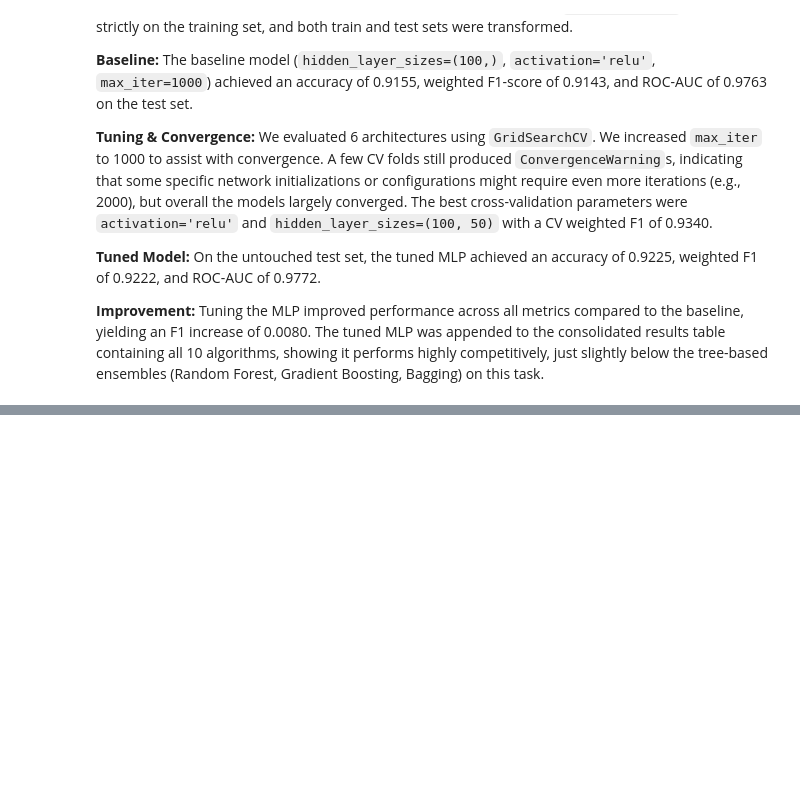
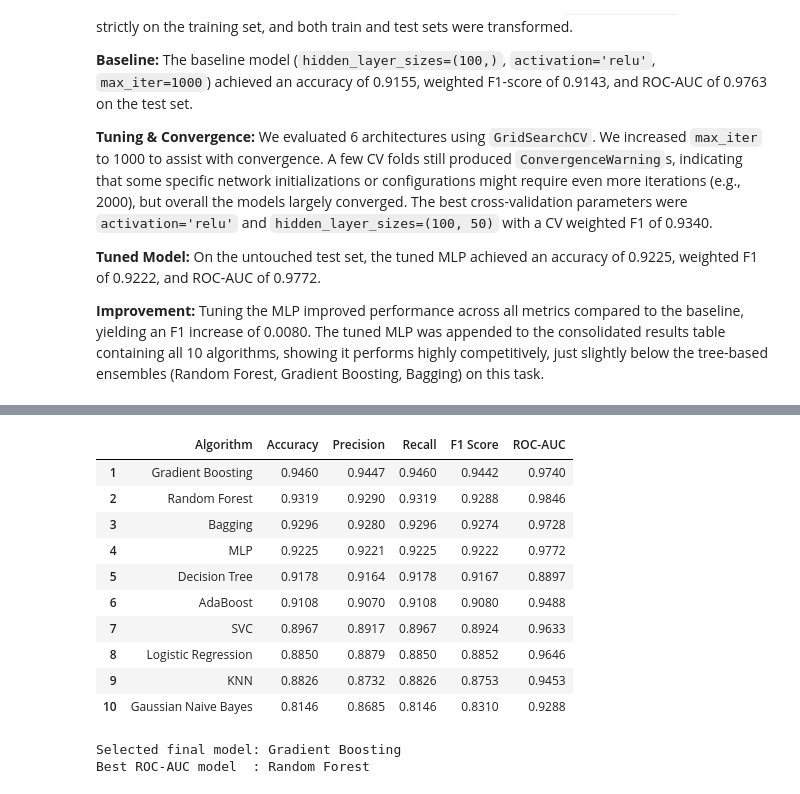
Before and after one commit to TechLearnr4S/ML_CAPSTONE, a Jupyter notebook: notebooks/classification.ipynb, the cells around one changed output, grey strips where cells are left out. Saved outputs shown, nothing was run; the diff lists cells and outputs as text; code cells hidden in the pictures; blank space fills up the shorter version.

```diff
--- a/notebooks/classification.ipynb
+++ b/notebooks/classification.ipynb
@@ -3732,0 +3738,27 @@ classification_results_df
+# %%
+from IPython.display import display
+
+final_df = pd.DataFrame(final_classification_results).round(4)
+ranked = final_df.sort_values(["F1 Score", "ROC-AUC"], ascending=False).reset_index(drop=True)
+ranked.index += 1
+display(ranked)
+
+best_name = ranked.loc[1, "Algorithm"]
+best_auc_name = final_df.loc[final_df["ROC-AUC"].idxmax(), "Algorithm"]
+print()
+print(f"Selected final model: {best_name}")
+print(f"Best ROC-AUC model  : {best_auc_name}")
+# %% [output]
+|  | Algorithm | Accuracy | Precision | Recall | F1 Score | ROC-AUC |
+| 1 | Gradient Boosting | 0.9460 | 0.9447 | 0.9460 | 0.9442 | 0.9740 |
+| 2 | Random Forest | 0.9319 | 0.9290 | 0.9319 | 0.9288 | 0.9846 |
+| 3 | Bagging | 0.9296 | 0.9280 | 0.9296 | 0.9274 | 0.9728 |
+| 4 | MLP | 0.9225 | 0.9221 | 0.9225 | 0.9222 | 0.9772 |
+| 5 | Decision Tree | 0.9178 | 0.9164 | 0.9178 | 0.9167 | 0.8897 |
+| 6 | AdaBoost | 0.9108 | 0.9070 | 0.9108 | 0.9080 | 0.9488 |
+| 7 | SVC | 0.8967 | 0.8917 | 0.8967 | 0.8924 | 0.9633 |
+| 8 | Logistic Regression | 0.8850 | 0.8879 | 0.8850 | 0.8852 | 0.9646 |
+| 9 | KNN | 0.8826 | 0.8732 | 0.8826 | 0.8753 | 0.9453 |
+| 10 | Gaussian Naive Bayes | 0.8146 | 0.8685 | 0.8146 | 0.8310 | 0.9288 |
+Selected final model: Gradient Boosting
+Best ROC-AUC model  : Random Forest
```
Also changed, not shown: parts of 27 cells of this notebook.
